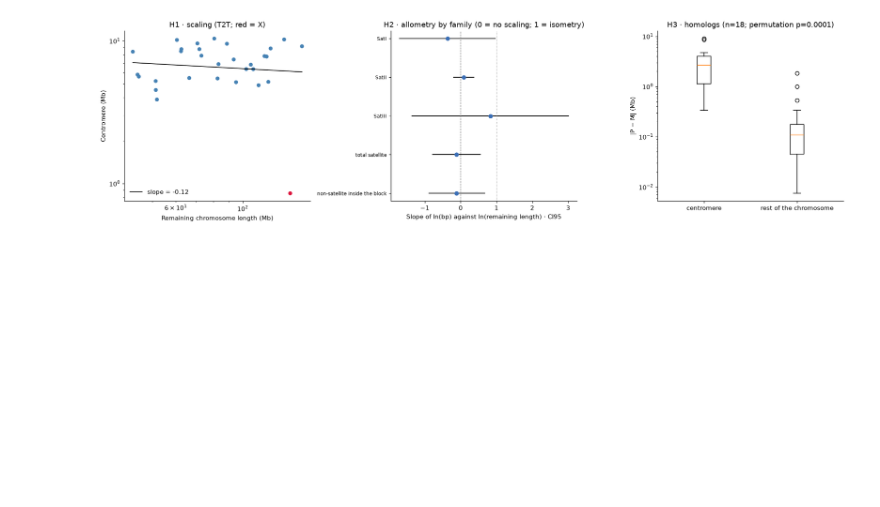
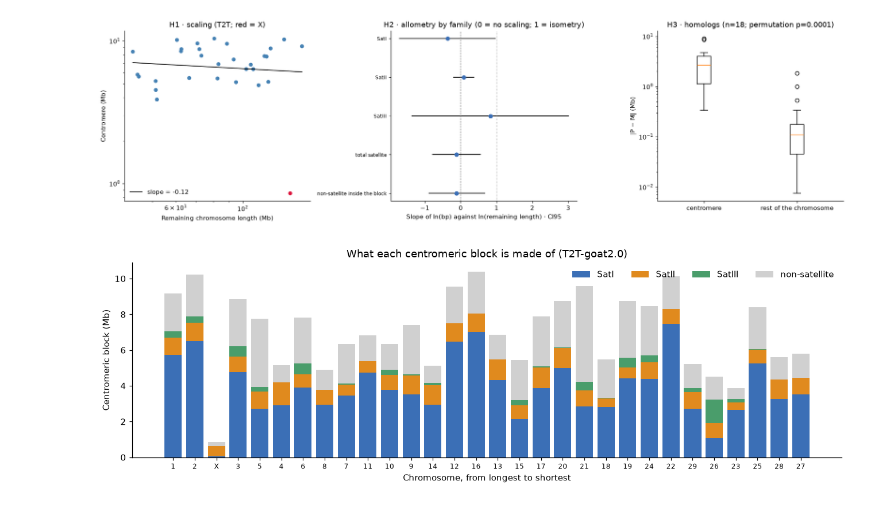
Before and after one commit to tiagoherrador/capra-hircus-centromeres, a Jupyter notebook: notebooks/analysis.ipynb, the cells around one changed output. Cells and saved outputs as stored; diff of their text form; code cells hidden in the pictures; blank space fills up the shorter version.

```diff
--- a/notebooks/analysis.ipynb
+++ b/notebooks/analysis.ipynb
@@ -1187,3 +1237,16 @@ c.set_ylabel('|P − M| (Mb)'); c.set_title(f'H3 · homologs (n={len(H)}; permut
 plt.tight_layout(); plt.savefig(FIG/'summary.png', dpi=150); plt.show()
 # %% [output]
 [figure]
+# %%
+cols = {'SatI': '#3b6fb6', 'SatII': '#e08a1e', 'SatIII': '#4a9d6b'}
+t = T[T.cen_len.notna()].sort_values('length', ascending=False)
+fig, ax = plt.subplots(figsize=(12, 4)); x = np.arange(len(t)); bot = np.zeros(len(t))
+for k in KINDS_SAT:
+    v = t[k].to_numpy()/1e6; ax.bar(x, v, bottom=bot, color=cols[k], label=k, width=.8); bot += v
+ax.bar(x, (t.cen_len.to_numpy() - t.sat_bp.to_numpy())/1e6, bottom=bot, color='#d0d0d0', label='non-satellite', width=.8)
+ax.set_xticks(x); ax.set_xticklabels(t.chr.str.replace('CHI', ''), fontsize=8)
+ax.set_xlabel('Chromosome, from longest to shortest'); ax.set_ylabel('Centromeric block (Mb)'); ax.legend(frameon=False, ncol=4)
+ax.set_title('What each centromeric block is made of (T2T-goat2.0)')
+plt.tight_layout(); plt.savefig(FIG/'composition_by_chromosome.png', dpi=150); plt.show()
+# %% [output]
+[figure, added]
```
Also changed, not shown: parts of 44 cells of this notebook, 15 other files.
